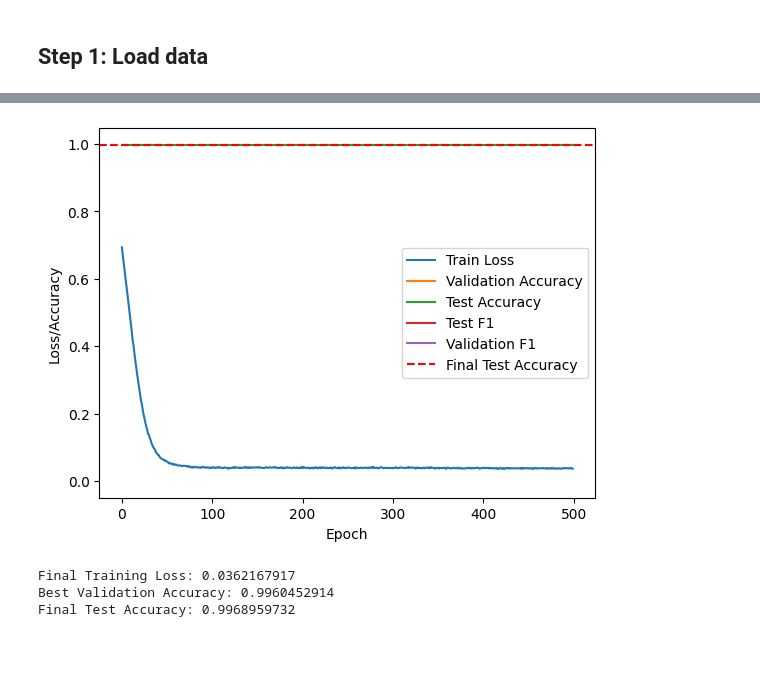
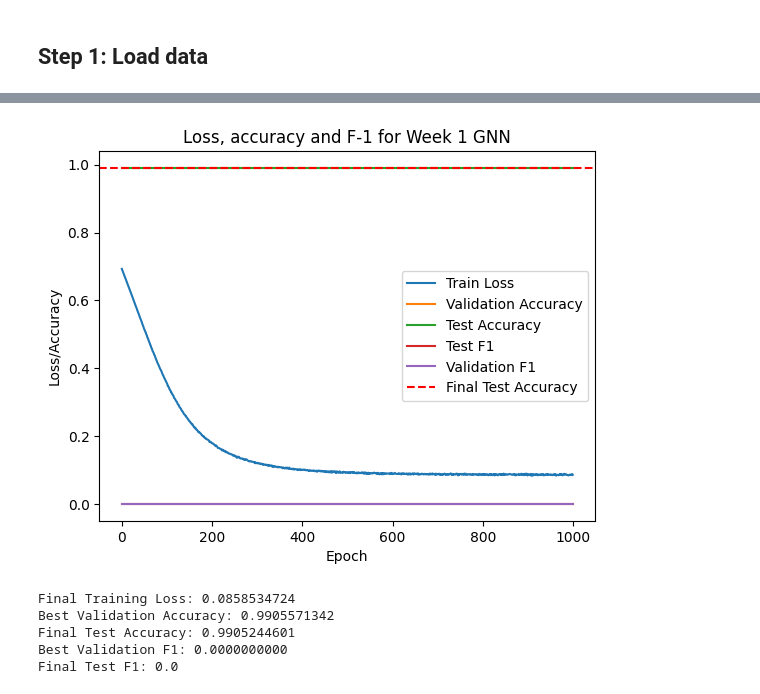
Before and after one commit to scmcqueen/SI608NetworksProject, a Jupyter notebook: gnn.ipynb, the cells around one changed output, grey strips where cells are left out. Drawn from its saved outputs; the diff is of its cells as text; code cells hidden in the pictures; blank space fills up the shorter version.

```diff
--- a/gnn.ipynb
+++ b/gnn.ipynb
@@ -77,15 +134,14 @@ Try using .loc[row_indexer,col_indexer] = value instead
 See the caveats in the documentation: https://pandas.pydata.org/pandas-docs/stable/user_guide/indexing.html#returning-a-view-versus-a-copy
   w3_l['in_playlist']=w3_l['in_playlist'].apply(lambda x: int(x))
 # %%
-# DROP GENRES FOR NOW, MAYBE ADD LATER
 for node in w1_g.nodes:
-    w1_g.nodes[node]['features']=w1_f[w1_f.name==node][['popularity','followers']].values
+    w1_g.nodes[node]['features']=w1_f[w1_f.name==node][['popularity','followers','num_genres']+top_genres].values
     w1_g.nodes[node]['label']=w1_l[w1_l.name==node]['in_playlist'].values
 
 for node in w2_g.nodes:
-    w2_g.nodes[node]['features']=w2_f[w2_f.name==node][['popularity','followers']].values
+    w2_g.nodes[node]['features']=w2_f[w2_f.name==node][['popularity','followers','num_genres']+top_genres].values
     w2_g.nodes[node]['label']=w2_l[w2_l.name==node]['in_playlist'].values
 
 for node in w3_g.nodes:
-    w3_g.nodes[node]['features']=w3_f[w3_f.name==node][['popularity','followers']].values
+    w3_g.nodes[node]['features']=w3_f[w3_f.name==node][['popularity','followers','num_genres']+top_genres].values
     w3_g.nodes[node]['label']=w3_l[w3_l.name==node]['in_playlist'].values
@@ -137,11 +211,12 @@ data = Data(
 # %%
-# Train/Test Split
-node_indices = np.arange(data.num_nodes)
-train_indices, test_indices = train_test_split(
-    node_indices, test_size=0.3, random_state=42
-)
 # Further split training nodes into train/validation sets
-train_indices, val_indices = train_test_split(train_indices, test_size=0.2, random_state=42)
+# train_indices, val_indices = train_test_split(train_indices, test_size=0.2, random_state=42)
+split = StratifiedShuffleSplit(n_splits=1, test_size=0.2, random_state=42)  # 0.2 means 20% of data in test
+train_labels = [node_labels[x] for x in train_indices]
+# stratify because it may improve training
+for train_index, test_index in split.split(train_indices, train_labels):
+    train_indices = train_index
+    val_indices = test_index
 
 # Convert Splits to PyTorch Tensors
 train_nodes = torch.tensor(train_indices, dtype=torch.long)
@@ -231,13 +300,12 @@ def test():
 train_losses, val_accuracies, test_accuracies, val_f1, test_f1 = [], [], [], [], []
 best_model = None
 best_val_acc = 0
-
-# SKYELER UPDATE NOT ACC now F1
+best_val_f1=0
 
 # Training and Validation Loop
 
 # train() -> trains the model for one epoch (one pass over the training data). Returns the training loss for the epoch
-for epoch in range(500):
+for epoch in range(1000):
     # Evaluates the model on the validation set
     loss = train()
     val_f1acc = validate()
@@ -258,10 +326,12 @@ for epoch in range(500):
     # Save the best model based on validation accuracy
     # if the current validation accuracy (val_acc) is higher than best_val_acc, the model’s parameters are saved
     if v_acc > best_val_acc:
+        best_val_acc = v_acc
+    if v_f1 > best_val_f1:
         best_model = model.state_dict()
-        best_val_acc = v_acc
+        best_val_f1=v_f1
 
     # Log Epoch Progress
-    if epoch % 10 == 0:
+    if epoch % 50 == 0:
         print(f"Epoch {epoch}, Loss: {loss.item():.9f}, Val F1: {v_f1:.9f}, Test F1: {t_f1:.9f}, Val Acc {v_acc:.9f}, Test Acc {t_acc:.9f}")
 # %% [output]
@@ -285,26 +358,28 @@ Epoch 490, Loss: 0.037618686, Val F1: 0.000000000, Test F1: 0.000000000, Val Acc
-# %%
-    val_f1.append(v_f1)
-    test_f1.append(t_f1)
 # %%
 # plots training loss and accuracies
 
 plt.plot(train_losses, label='Train Loss')
 plt.plot(val_accuracies, label='Validation Accuracy')
 plt.plot(test_accuracies, label='Test Accuracy')
-plt.plot(t_f1, label='Test F1')
-plt.plot(v_f1, label='Validation F1')
+plt.plot(test_f1, label='Test F1')
+plt.plot(val_f1, label='Validation F1')
 plt.axhline(y=test_accuracies[-1], color='r', linestyle='--', label='Final Test Accuracy')
 plt.xlabel('Epoch')
 plt.ylabel('Loss/Accuracy')
 plt.legend()
+plt.title('Loss, accuracy and F-1 for Week 1 GNN')
 plt.show()
 
 # Final Summary
 print(f"Final Training Loss: {train_losses[-1]:.10f}")
 print(f"Best Validation Accuracy: {best_val_acc:.10f}")
 print(f"Final Test Accuracy: {test_accuracies[-1]:.10}")
+print(f"Best Validation F1: {best_val_f1:.10f}")
+print(f"Final Test F1: {test_f1[-1]:.10}")
 # %% [output]
-[figure, old version]
+[figure, new version]
-Final Training Loss: 0.0362167917
-Best Validation Accuracy: 0.9960452914
-Final Test Accuracy: 0.9968959732
+Final Training Loss: 0.0858534724
+Best Validation Accuracy: 0.9905571342
+Final Test Accuracy: 0.9905244601
+Best Validation F1: 0.0000000000
+Final Test F1: 0.0
```
Also changed, not shown: parts of 15 cells of this notebook.
